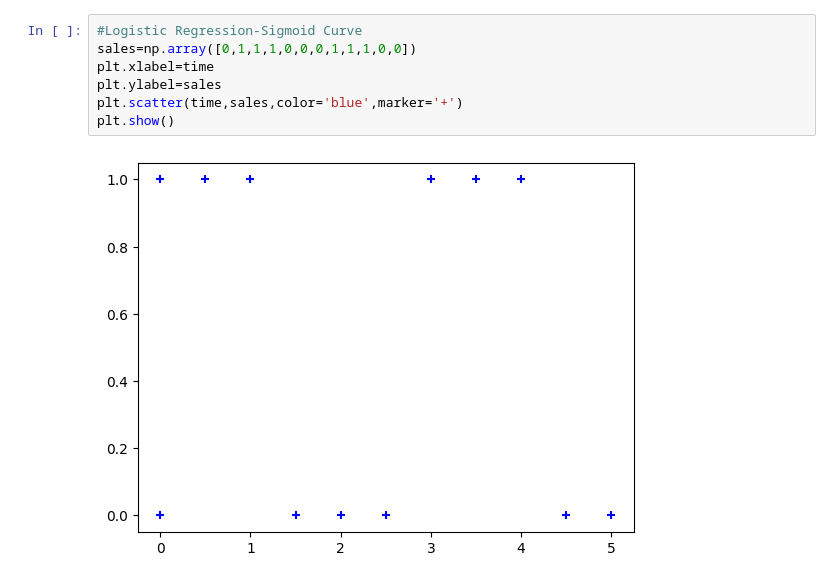
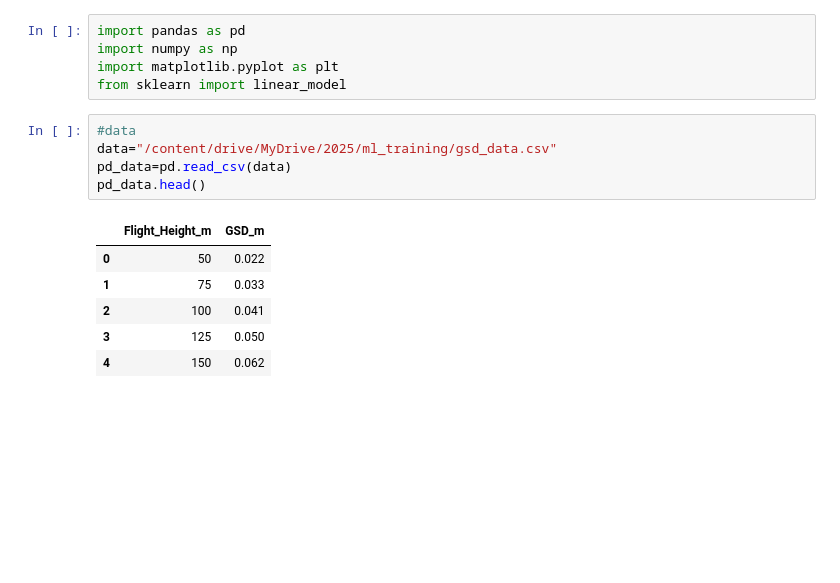
Before and after one commit to anapitalai/gee, a Jupyter notebook: traditional_ml.ipynb, the cells around one changed output. Cells and saved outputs as stored; diff of their text form; blank space fills up the shorter version.

```diff
--- a/traditional_ml.ipynb
+++ b/traditional_ml.ipynb
@@ -29,9 +3,17 @@ print(linear_regression_model.intercept_)
-# %%
-#Logistic Regression-Sigmoid Curve
-sales=np.array([0,1,1,1,0,0,0,1,1,1,0,0])
-plt.xlabel=time
-plt.ylabel=sales
-plt.scatter(time,sales,color='blue',marker='+')
-plt.show()
-# %% [output]
-[figure, removed]
+# %%
+import pandas as pd
+import numpy as np
+import matplotlib.pyplot as plt
+from sklearn import linear_model
+# %%
+#data
+data="/content/drive/MyDrive/2025/ml_training/gsd_data.csv"
+pd_data=pd.read_csv(data)
+pd_data.head()
+# %% [output]
+|  | Flight_Height_m | GSD_m |
+| 0 | 50 | 0.022 |
+| 1 | 75 | 0.033 |
+| 2 | 100 | 0.041 |
+| 3 | 125 | 0.050 |
+| 4 | 150 | 0.062 |
```
Also changed, not shown: parts of 8 cells of this notebook.
